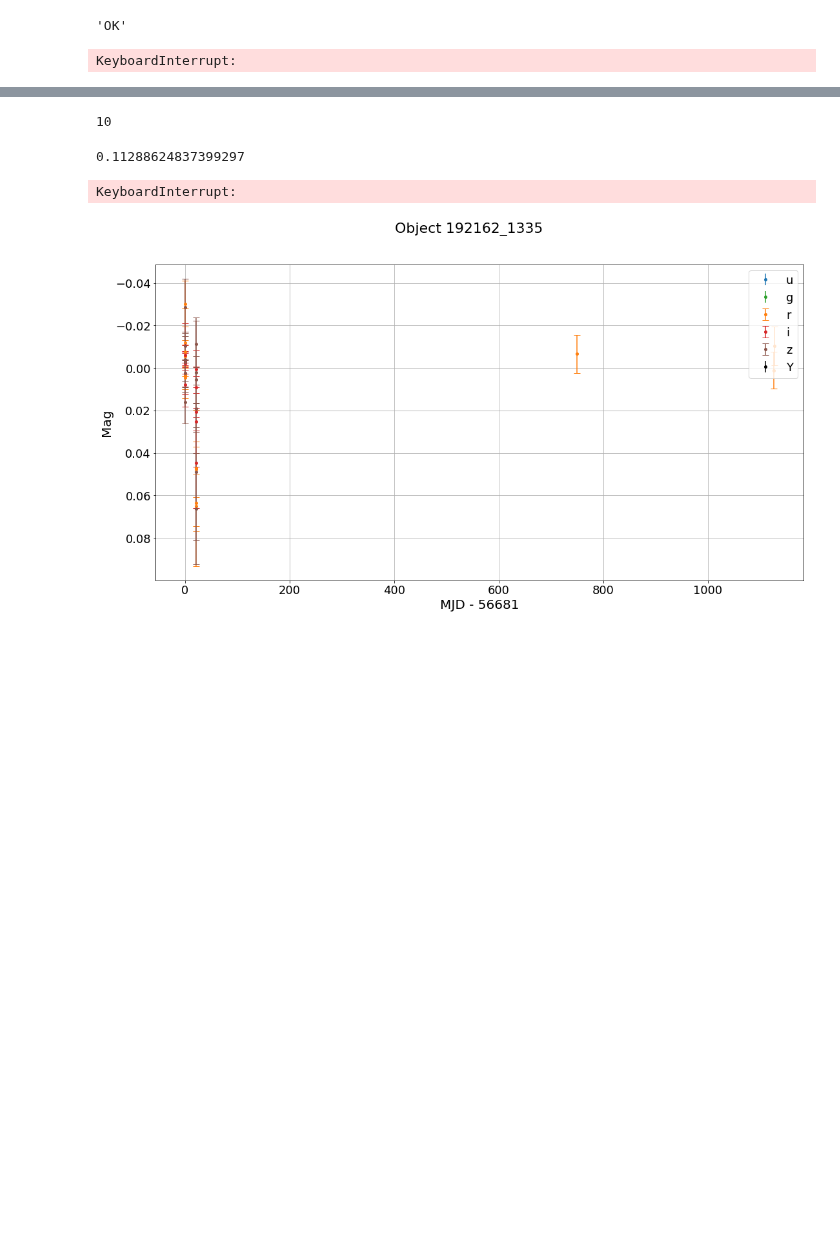
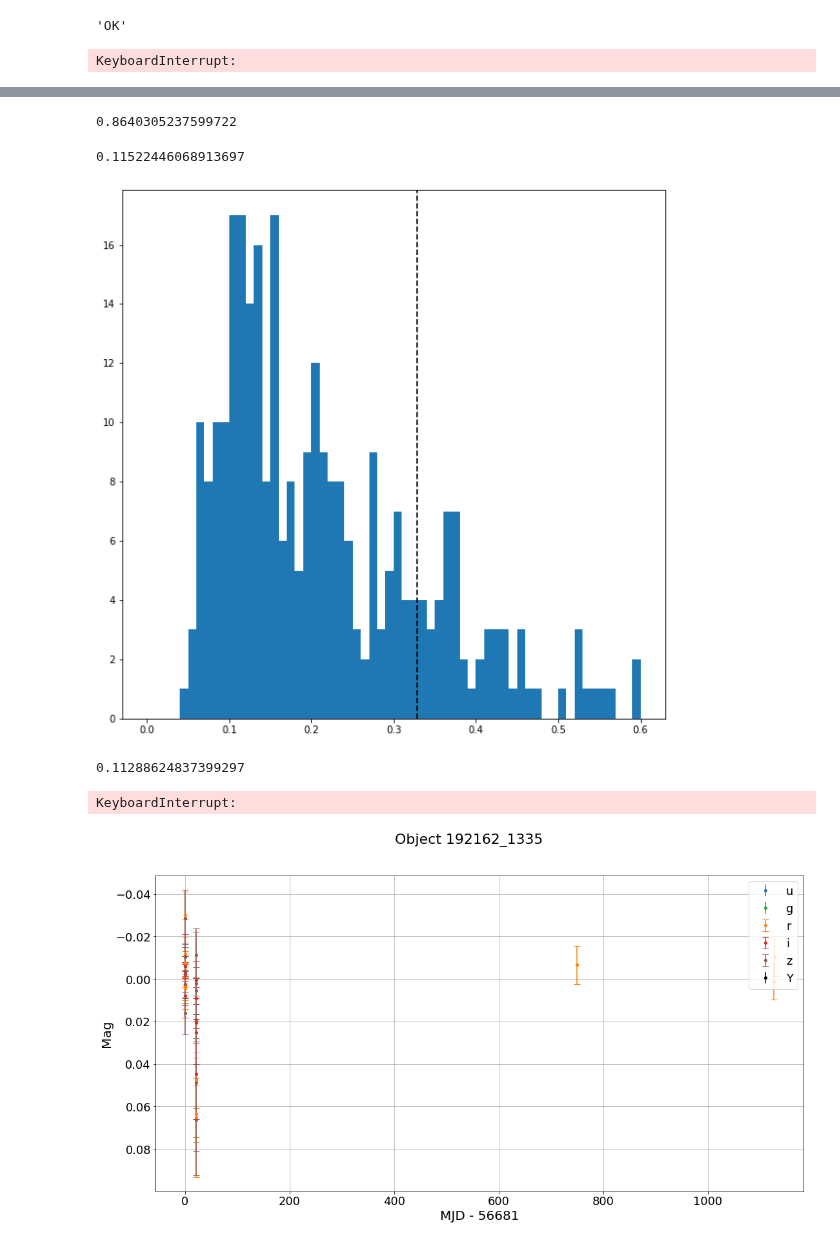
Before and after one commit to adriansh95/StringMicrolensing, a Jupyter notebook: inject_signal_nsc.ipynb, the cells around one changed output, grey strips where cells are left out. Drawn from its saved outputs; the diff is of its cells as text; code cells hidden in the pictures; blank space fills up the shorter version.

```diff
--- a/inject_signal_nsc.ipynb
+++ b/inject_signal_nsc.ipynb
@@ -195,7 +194,23 @@ plt.show(fig)
+# %%
+import importlib
+importlib.reload(datalab_utils)
+calculate_detection_rate(lc, -2.5 * np.log10(2), 2, 0.11, achromatic=True)
+# %% [output]
+0.8640305237599722
 # %%
-(pass_percentage * rates_bw).argmax()
+wstds = lc.groupby(by=["objectid", "filter"]).apply(lambda x: datalab_utils.weighted_std(x["mag_auto"].values, x["magerr_auto"].values**-2))
-# %% [output]
-10
+# %%
+2.5 * np.log10(1.7)
+# %% [output]
+0.11522446068913697
+# %%
+fig, ax = plt.subplots(figsize=(10, 10))
+std_bins = np.linspace(0, .6, num=61)
+ax.hist(10 * wstds, bins=std_bins)
+ax.axvline(2.5 * np.log10(2.3 / 1.7), color='k', ls="--")
+plt.show(fig)
+# %% [output]
+[figure, added]
 # %%
 bandwidths[10]
 # %% [output]
```
Also changed, not shown: parts of 9 cells of this notebook, 1 other file.
